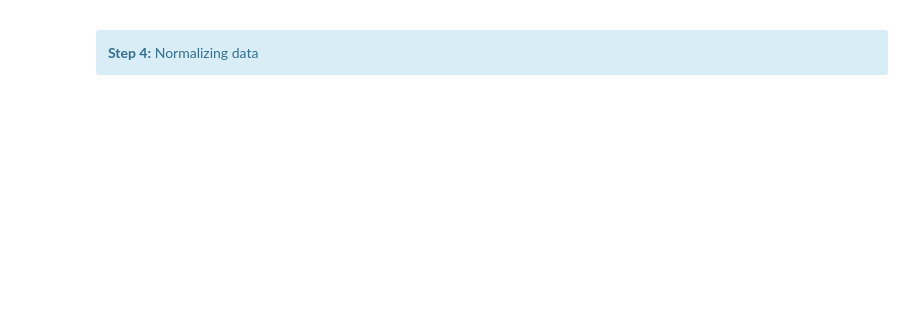
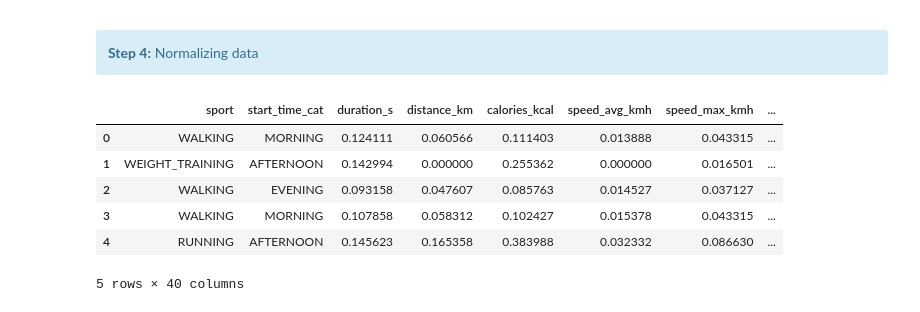
Before and after one commit to Thanhtrannd/WorkoutBigDataPredictiveModel, a Jupyter notebook: main.ipynb, the cells around one changed output. Cells and saved outputs as stored; diff of their text form; code cells hidden in the pictures; blank space fills up the shorter version.

```diff
--- a/main.ipynb
+++ b/main.ipynb
@@ -708,3 +809,39 @@ hydration_l: 0
 <div class=" alert alert-info">
     <b>Step 4:</b> Normalizing data
 </div>
+# %%
+def min_max_normalize(df_, reallocate = True):
+    """
+    Normalize numeric columns of provided dataframe
+
+    :param dataframe df: dataframe containing columns to be normalized
+    :return dataframe df: dataframe with required columns normalized
+    """
+    numeric_types = ["float", "float64", "int", "int64", "uint8"]
+    Cols_Idx = df_.shape[1]
+    skipped_cols = []
+    normalized_cols = []
+
+    for c in range(Cols_Idx):
+        if df_.iloc[:,c].dtype in numeric_types:
+            df_.iloc[:,c] = (df_.iloc[:,c]-df_.iloc[:,c].min())/(df_.iloc[:,c].max()-df_.iloc[:,c].min())
+            normalized_cols.append(c)
+        else:
+            skipped_cols.append(c)
+
+    if reallocate:
+        df_ = df_.iloc[:, skipped_cols + normalized_cols]
+
+    return df_
+
+df_norm = df.copy()
+df_norm = min_max_normalize(df_norm)
+display(df_norm.head(5))
+# %% [output]
+|  | sport | start_time_cat | duration_s | distance_km | calories_kcal | speed_avg_kmh | speed_max_kmh | ... |
+| 0 | WALKING | MORNING | 0.124111 | 0.060566 | 0.111403 | 0.013888 | 0.043315 | ... |
+| 1 | WEIGHT_TRAINING | AFTERNOON | 0.142994 | 0.000000 | 0.255362 | 0.000000 | 0.016501 | ... |
+| 2 | WALKING | EVENING | 0.093158 | 0.047607 | 0.085763 | 0.014527 | 0.037127 | ... |
+| 3 | WALKING | MORNING | 0.107858 | 0.058312 | 0.102427 | 0.015378 | 0.043315 | ... |
+| 4 | RUNNING | AFTERNOON | 0.145623 | 0.165358 | 0.383988 | 0.032332 | 0.086630 | ... |
+5 rows × 40 columns
```
Also changed, not shown: parts of 14 cells of this notebook, 1 other file.
